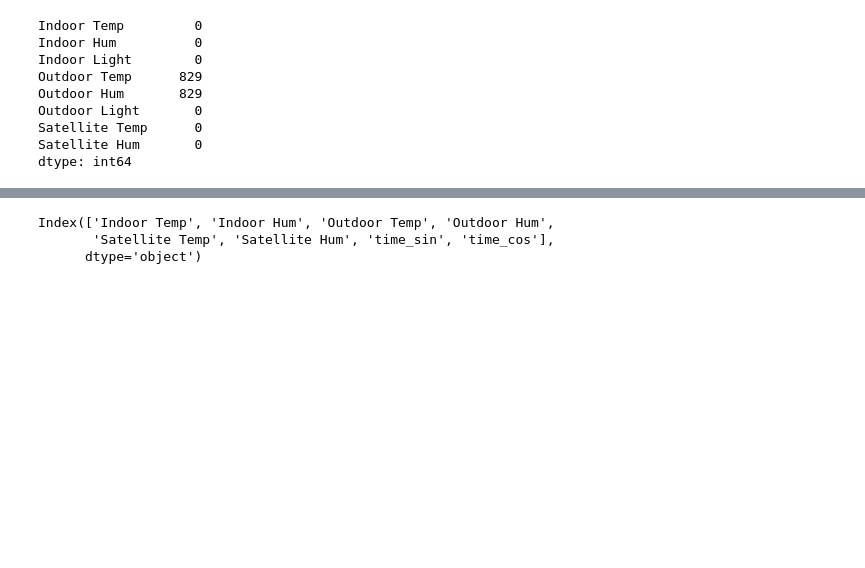
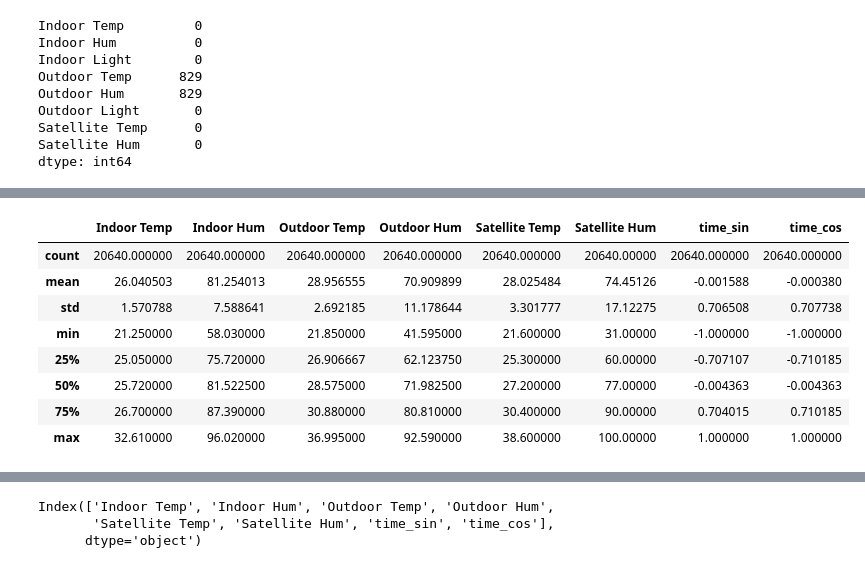
Before and after one commit to Harinadhavasala/Chatbot_Code, a Jupyter notebook: Untitled5.ipynb, the cells around one changed output, grey strips where cells are left out. Cells and saved outputs as stored; diff of their text form; code cells hidden in the pictures; blank space fills up the shorter version.

```diff
--- a/Untitled5.ipynb
+++ b/Untitled5.ipynb
@@ -270,0 +286,15 @@ dtype: int64
+# %%
+# For columns with missing values
+cols_to_fill = ['Outdoor Temp', 'Outdoor Hum']
+
+# Interpolate small gaps based on time
+df[cols_to_fill] = df[cols_to_fill].interpolate(method='time')
+
+# If any NaNs remain (like very large gaps), forward-fill them
+df[cols_to_fill] = df[cols_to_fill].fillna(method='ffill')
+
+# Optional: backward-fill if initial rows are still NaN
+df[cols_to_fill] = df[cols_to_fill].fillna(method='bfill')
+
+# Check
+print(df[cols_to_fill].isna().sum())
@@ -336,0 +403,12 @@ df = df.drop(columns=['minute','time_minutes','hour'])
+# %%
+df.describe()
+# %% [output]
+|  | Indoor Temp | Indoor Hum | Outdoor Temp | Outdoor Hum | Satellite Temp | Satellite Hum | time_sin | time_cos |
+| count | 20640.000000 | 20640.000000 | 20640.000000 | 20640.000000 | 20640.000000 | 20640.00000 | 20640.000000 | 20640.000000 |
+| mean | 26.040503 | 81.254013 | 28.956555 | 70.909899 | 28.025484 | 74.45126 | -0.001588 | -0.000380 |
+| std | 1.570788 | 7.588641 | 2.692185 | 11.178644 | 3.301777 | 17.12275 | 0.706508 | 0.707738 |
+| min | 21.250000 | 58.030000 | 21.850000 | 41.595000 | 21.600000 | 31.00000 | -1.000000 | -1.000000 |
+| 25% | 25.050000 | 75.720000 | 26.906667 | 62.123750 | 25.300000 | 60.00000 | -0.707107 | -0.710185 |
+| 50% | 25.720000 | 81.522500 | 28.575000 | 71.982500 | 27.200000 | 77.00000 | -0.004363 | -0.004363 |
+| 75% | 26.700000 | 87.390000 | 30.880000 | 80.810000 | 30.400000 | 90.00000 | 0.704015 | 0.710185 |
+| max | 32.610000 | 96.020000 | 36.995000 | 92.590000 | 38.600000 | 100.00000 | 1.000000 | 1.000000 |
```
Also changed, not shown: parts of 21 cells of this notebook.
